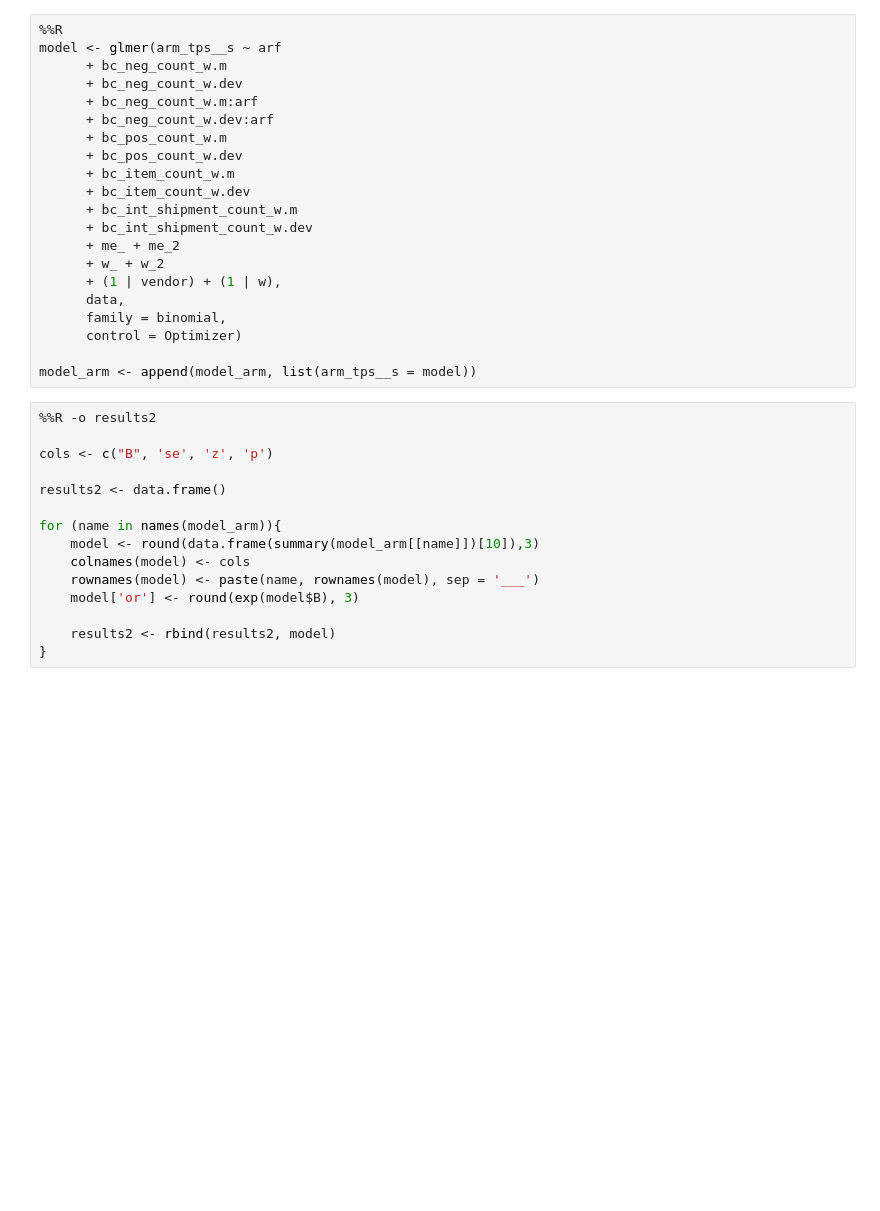
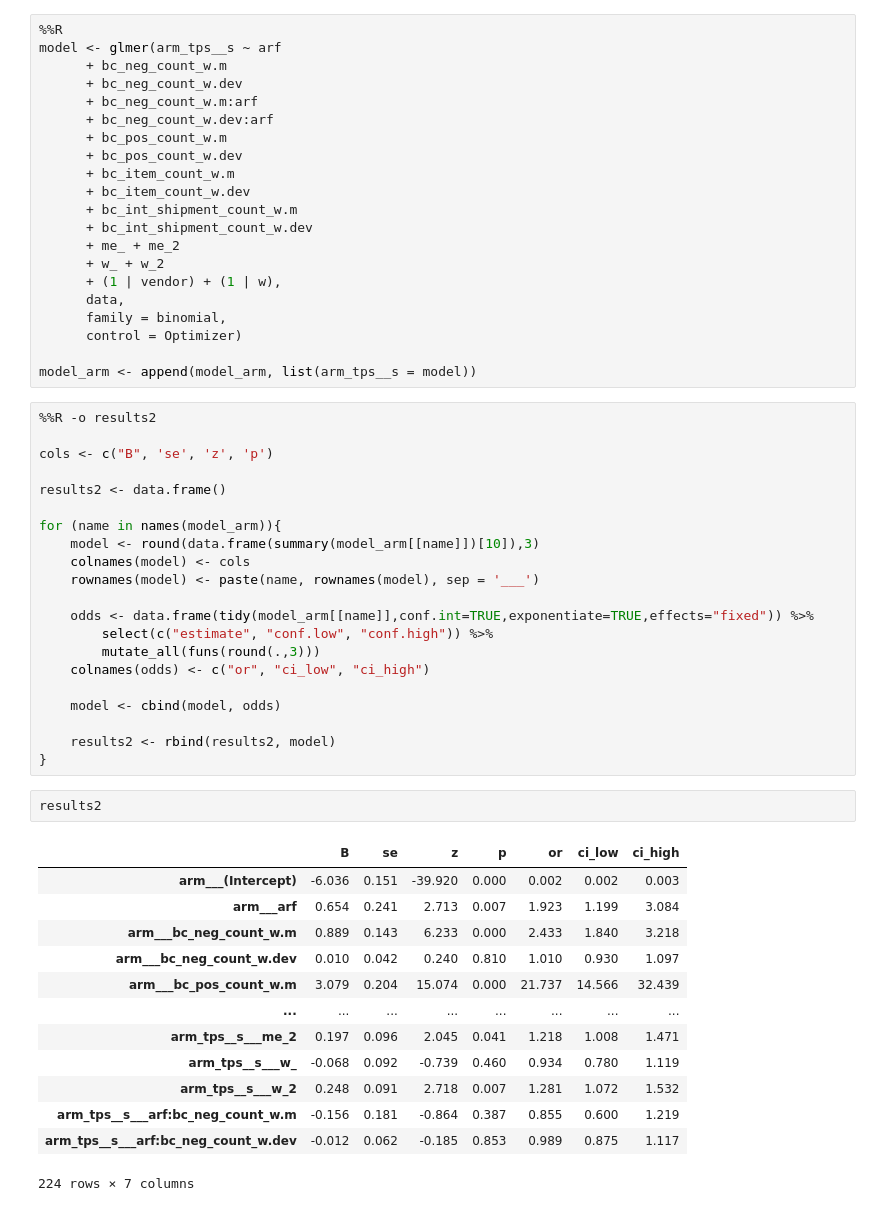
Before and after one commit to jossl95/ARF, a Jupyter notebook: Robustness.ipynb, the cells around one changed output. Saved outputs shown, nothing was run; the diff lists cells and outputs as text; blank space fills up the shorter version.

```diff
--- a/Robustness.ipynb
+++ b/Robustness.ipynb
@@ -831,10 +858,32 @@ for (name in names(model_arm)){
     model <- round(data.frame(summary(model_arm[[name]])[10]),3)
     colnames(model) <- cols
     rownames(model) <- paste(name, rownames(model), sep = '___')
-    model['or'] <- round(exp(model$B), 3)
+
+    odds <- data.frame(tidy(model_arm[[name]],conf.int=TRUE,exponentiate=TRUE,effects="fixed")) %>%
+        select(c("estimate", "conf.low", "conf.high")) %>%
+        mutate_all(funs(round(.,3)))
+    colnames(odds) <- c("or", "ci_low", "ci_high")
+
+    model <- cbind(model, odds)
 
     results2 <- rbind(results2, model)
 }
+# %%
+results2
+# %% [output]
+|  | B | se | z | p | or | ci_low | ci_high |
+| arm___(Intercept) | -6.036 | 0.151 | -39.920 | 0.000 | 0.002 | 0.002 | 0.003 |
+| arm___arf | 0.654 | 0.241 | 2.713 | 0.007 | 1.923 | 1.199 | 3.084 |
+| arm___bc_neg_count_w.m | 0.889 | 0.143 | 6.233 | 0.000 | 2.433 | 1.840 | 3.218 |
+| arm___bc_neg_count_w.dev | 0.010 | 0.042 | 0.240 | 0.810 | 1.010 | 0.930 | 1.097 |
+| arm___bc_pos_count_w.m | 3.079 | 0.204 | 15.074 | 0.000 | 21.737 | 14.566 | 32.439 |
+| ... | ... | ... | ... | ... | ... | ... | ... |
+| arm_tps__s___me_2 | 0.197 | 0.096 | 2.045 | 0.041 | 1.218 | 1.008 | 1.471 |
+| arm_tps__s___w_ | -0.068 | 0.092 | -0.739 | 0.460 | 0.934 | 0.780 | 1.119 |
+| arm_tps__s___w_2 | 0.248 | 0.091 | 2.718 | 0.007 | 1.281 | 1.072 | 1.532 |
+| arm_tps__s___arf:bc_neg_count_w.m | -0.156 | 0.181 | -0.864 | 0.387 | 0.855 | 0.600 | 1.219 |
+| arm_tps__s___arf:bc_neg_count_w.dev | -0.012 | 0.062 | -0.185 | 0.853 | 0.989 | 0.875 | 1.117 |
+224 rows × 7 columns
 # %%
 def sig_stars(x):
     if x < .001:
```
Also changed, not shown: parts of 4 cells of this notebook, 1 other file.
